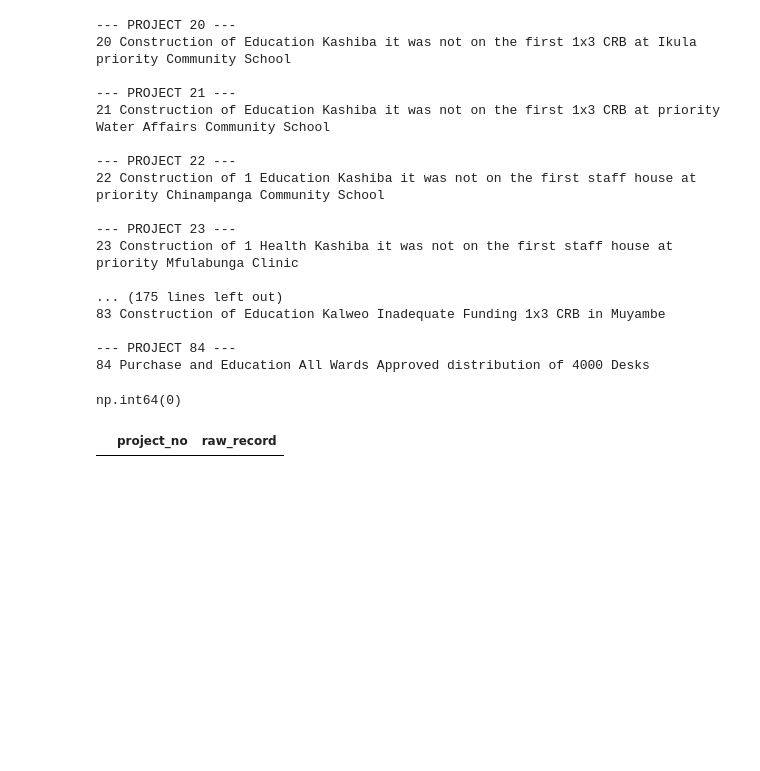
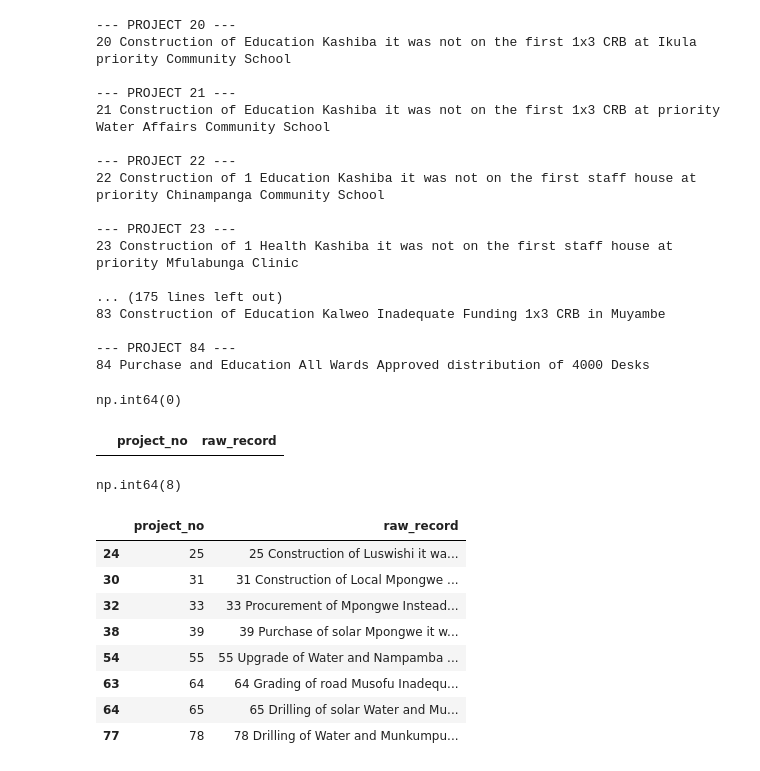
Before and after one commit to Sandie17-goodie/CSC4792_Group26_Mpongwe, a Jupyter notebook: notebooks/group26_mpongwe_dataset_creation.ipynb, the cells around one changed output. Saved outputs shown, nothing was run; the diff lists cells and outputs as text; code cells hidden in the pictures; blank space fills up the shorter version.

Commit message:
fixed sector order

```diff
--- a/notebooks/group26_mpongwe_dataset_creation.ipynb
+++ b/notebooks/group26_mpongwe_dataset_creation.ipynb
@@ -343,11 +343,17 @@ primary School
 known_sectors = [
     "Education",
     "Health",
-    "Roads",
-    "Water",
+    "Information",
+    "Local Government",
+    "Transport",
+    "Security",
     "Agriculture",
-    "Community Development",
-    "Public Infrastructure"
+    "Economic",
+    "Infrastructure",
+    "Water and Sanitation",
+    "Road/ Transport",
+    "Communication",
+    "Health & Road"
 ]
 
 known_wards = [
@@ -613,6 +619,23 @@ for _, row in missing_ward_records.iterrows():
 --- PROJECT 84 ---
 84 Purchase and Education All Wards Approved distribution of 4000 Desks
 # %%
+known_sectors = [
+    "Education/Health",
+    "Water and Sanitation",
+    "Road/ Transport",
+    "Health & Road",
+    "Local Government",
+    "Communication",
+    "Infrastructure",
+    "Agriculture",
+    "Information",
+    "Transport",
+    "Security",
+    "Economic",
+    "Education",
+    "Health"
+]
+
 known_wards = [
    "Kasamba",
     "Kanyenda",
@@ -683,3 +706,21 @@ parsed_df[parsed_df["ward"].isna()][
 ]
 # %% [output]
 |  | project_no | raw_record |
+# %%
+parsed_df["sector"].isna().sum()
+# %% [output]
+np.int64(8)
+# %%
+parsed_df[parsed_df["sector"].isna()][
+    ["project_no", "raw_record"]
+]
+# %% [output]
+|  | project_no | raw_record |
+| 24 | 25 | 25 Construction of Luswishi it wa... |
+| 30 | 31 | 31 Construction of Local Mpongwe ... |
+| 32 | 33 | 33 Procurement of Mpongwe Instead... |
+| 38 | 39 | 39 Purchase of solar Mpongwe it w... |
+| 54 | 55 | 55 Upgrade of Water and Nampamba ... |
+| 63 | 64 | 64 Grading of road Musofu Inadequ... |
+| 64 | 65 | 65 Drilling of solar Water and Mu... |
+| 77 | 78 | 78 Drilling of Water and Munkumpu... |
```
